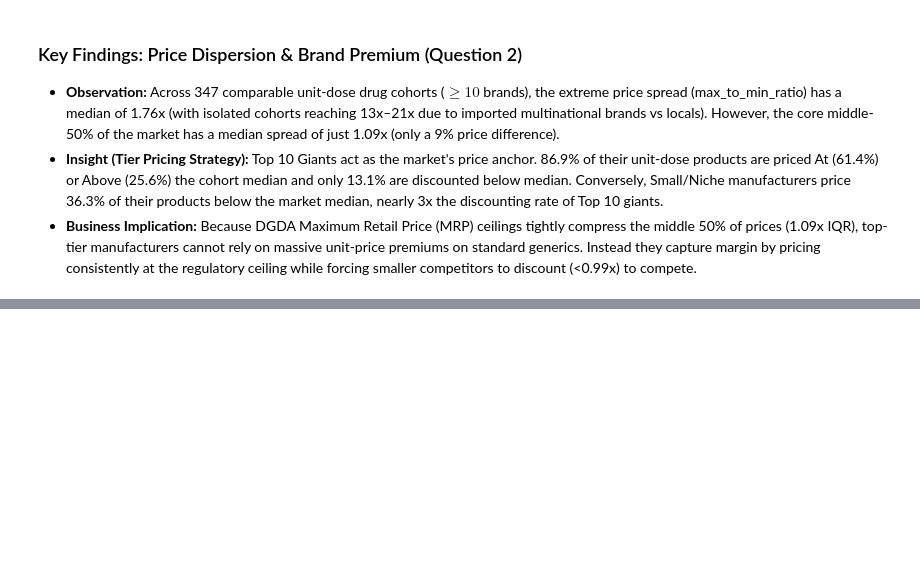
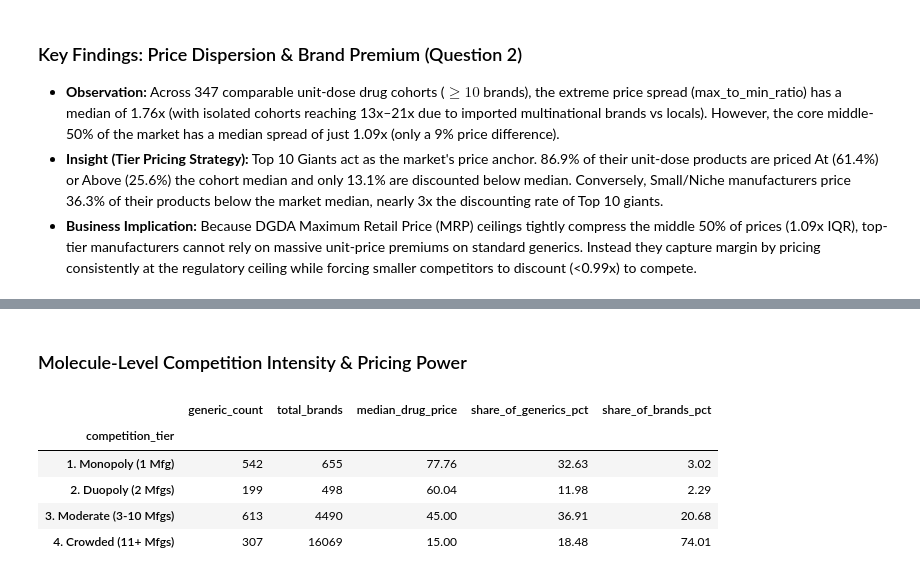
Before and after one commit to nbakh16/pharma-market-analysis-bd, a Jupyter notebook: notebooks/02_exploratory_market_analysis.ipynb, the cells around one changed output, grey strips where cells are left out. Drawn from its saved outputs; the diff is of its cells as text; code cells hidden in the pictures; blank space fills up the shorter version.

```diff
--- a/notebooks/02_exploratory_market_analysis.ipynb
+++ b/notebooks/02_exploratory_market_analysis.ipynb
@@ -315,0 +400,56 @@ display(tier_pricing_summary)
+# %% [markdown]
+### Molecule-Level Competition Intensity & Pricing Power
+# %%
+generic_competition = (
+    df.groupby(['generic', 'drug_class', 'indication'])
+    .agg(
+        total_brands=('brand_id', 'count'),
+        competing_mfgs=('manufacturer', 'nunique'),
+        median_price_bdt=('price_bdt', 'median')
+    )
+    .reset_index()
+)
+
+conditions = [
+    generic_competition['competing_mfgs'] == 1,
+    generic_competition['competing_mfgs'] == 2,
+    generic_competition['competing_mfgs'].between(3, 10)
+]
+choices = [
+    '1. Monopoly (1 Mfg)',
+    '2. Duopoly (2 Mfgs)',
+    '3. Moderate (3-10 Mfgs)'
+]
+generic_competition['competition_tier'] = np.select(
+    conditions,
+    choices,
+    default='4. Crowded (11+ Mfgs)'
+)
+
+# display(generic_competition)
+
+competition_summary = (
+    generic_competition.groupby('competition_tier')
+    .agg(
+        generic_count=('generic', 'count'),
+        total_brands=('total_brands', 'sum'),
+        median_drug_price=('median_price_bdt', 'median')
+    )
+    .round(2)
+)
+competition_summary['share_of_generics_pct'] = (
+    competition_summary['generic_count'] / len(generic_competition) * 100
+).round(2)
+
+competition_summary['share_of_brands_pct'] = (
+    competition_summary['total_brands'] / competition_summary['total_brands'].sum() * 100
+).round(2)
+
+display(competition_summary)
+# %% [output]
+|  | generic_count | total_brands | median_drug_price | share_of_generics_pct | share_of_brands_pct |
+| competition_tier |  |  |  |  |  |
+| 1. Monopoly (1 Mfg) | 542 | 655 | 77.76 | 32.63 | 3.02 |
+| 2. Duopoly (2 Mfgs) | 199 | 498 | 60.04 | 11.98 | 2.29 |
+| 3. Moderate (3-10 Mfgs) | 613 | 4490 | 45.00 | 36.91 | 20.68 |
+| 4. Crowded (11+ Mfgs) | 307 | 16069 | 15.00 | 18.48 | 74.01 |
```
Also changed, not shown: parts of 7 cells of this notebook.
